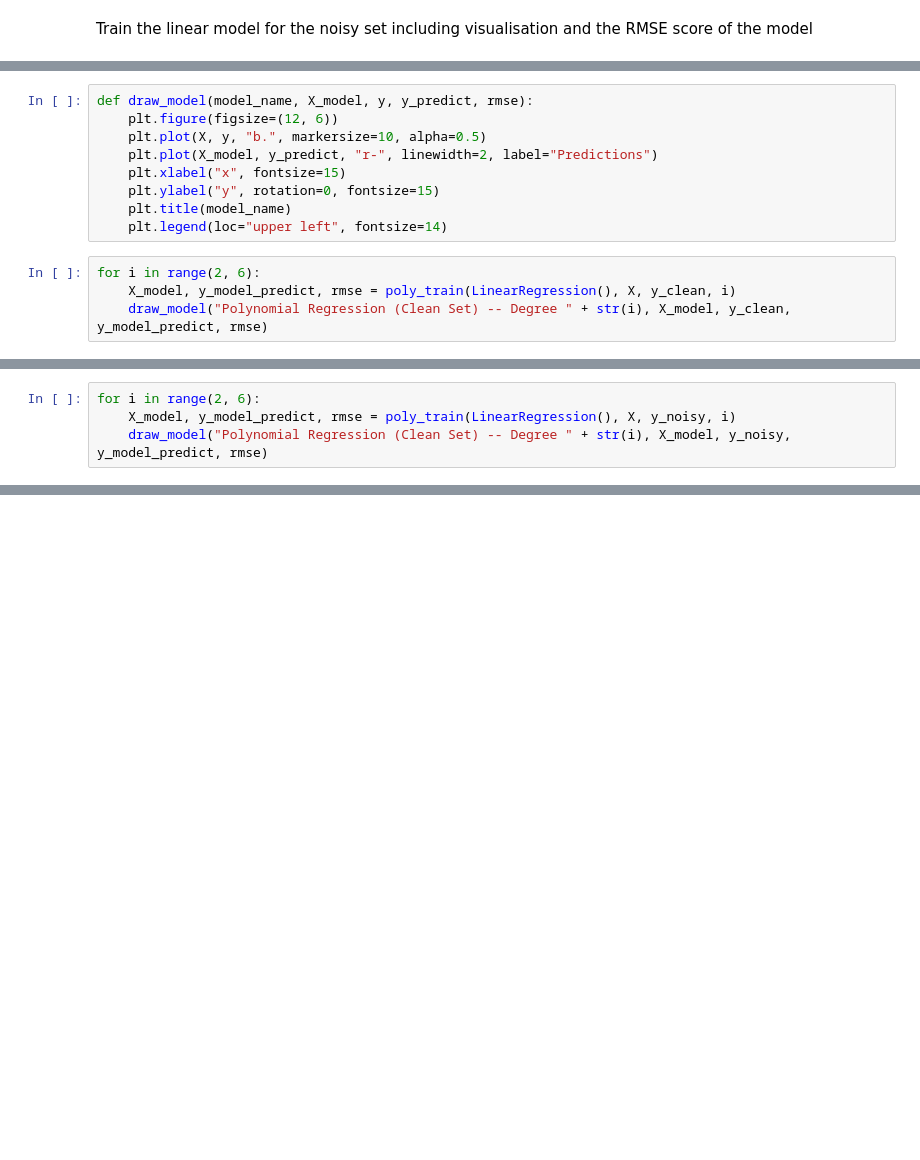
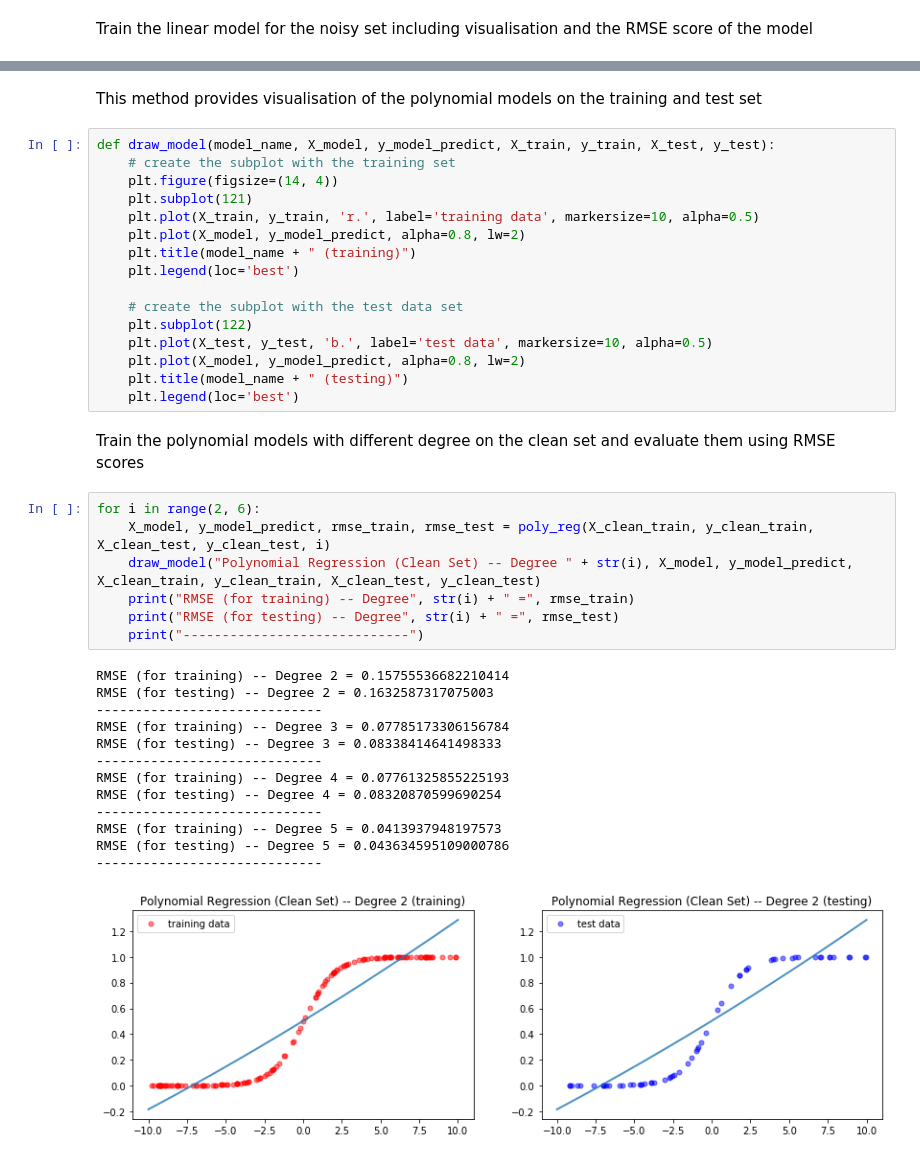
Before and after one commit to NathanDang97/DSCI225-Applied-Machine-Learning, a Jupyter notebook: Lab3/Dang-lab3.ipynb, the cells around one changed output, grey strips where cells are left out. Saved outputs shown, nothing was run; the diff lists cells and outputs as text; blank space fills up the shorter version.

```diff
--- a/Lab3/Dang-lab3.ipynb
+++ b/Lab3/Dang-lab3.ipynb
@@ -123,13 +114,0 @@ def poly_train(regression, X_train, y_train, degree_param):
-# %%
-def draw_model(model_name, X_model, y, y_predict, rmse):
-    plt.figure(figsize=(12, 6))
-    plt.plot(X, y, "b.", markersize=10, alpha=0.5)
-    plt.plot(X_model, y_predict, "r-", linewidth=2, label="Predictions")
-    plt.xlabel("x", fontsize=15)
-    plt.ylabel("y", rotation=0, fontsize=15)
-    plt.title(model_name)
-    plt.legend(loc="upper left", fontsize=14)
-# %%
-for i in range(2, 6):
-    X_model, y_model_predict, rmse = poly_train(LinearRegression(), X, y_clean, i)
-    draw_model("Polynomial Regression (Clean Set) -- Degree " + str(i), X_model, y_clean, y_model_predict, rmse)
@@ -141,4 +114,0 @@ for i in range(2, 6):
-# %%
-for i in range(2, 6):
-    X_model, y_model_predict, rmse = poly_train(LinearRegression(), X, y_noisy, i)
-    draw_model("Polynomial Regression (Clean Set) -- Degree " + str(i), X_model, y_noisy, y_model_predict, rmse)
@@ -149,0 +157,41 @@ for i in range(2, 6):
+# %% [markdown]
+This method provides visualisation of the polynomial models on the training and test set
+# %%
+def draw_model(model_name, X_model, y_model_predict, X_train, y_train, X_test, y_test):
+    # create the subplot with the training set
+    plt.figure(figsize=(14, 4))
+    plt.subplot(121)
+    plt.plot(X_train, y_train, 'r.', label='training data', markersize=10, alpha=0.5)
+    plt.plot(X_model, y_model_predict, alpha=0.8, lw=2)
+    plt.title(model_name + " (training)")
+    plt.legend(loc='best')
+
+    # create the subplot with the test data set
+    plt.subplot(122)
+    plt.plot(X_test, y_test, 'b.', label='test data', markersize=10, alpha=0.5)
+    plt.plot(X_model, y_model_predict, alpha=0.8, lw=2)
+    plt.title(model_name + " (testing)")
+    plt.legend(loc='best')
+# %% [markdown]
+Train the polynomial models with different degree on the clean set and evaluate them using RMSE scores
+# %%
+for i in range(2, 6):
+    X_model, y_model_predict, rmse_train, rmse_test = poly_reg(X_clean_train, y_clean_train, X_clean_test, y_clean_test, i)
+    draw_model("Polynomial Regression (Clean Set) -- Degree " + str(i), X_model, y_model_predict, X_clean_train, y_clean_train, X_clean_test, y_clean_test)
+    print("RMSE (for training) -- Degree", str(i) + " =", rmse_train)
+    print("RMSE (for testing) -- Degree", str(i) + " =", rmse_test)
+    print("-----------------------------")
+# %% [output]
+RMSE (for training) -- Degree 2 = 0.15755536682210414
+RMSE (for testing) -- Degree 2 = 0.1632587317075003
+-----------------------------
+RMSE (for training) -- Degree 3 = 0.07785173306156784
+RMSE (for testing) -- Degree 3 = 0.08338414641498333
+-----------------------------
+RMSE (for training) -- Degree 4 = 0.07761325855225193
+RMSE (for testing) -- Degree 4 = 0.08320870599690254
+-----------------------------
+RMSE (for training) -- Degree 5 = 0.0413937948197573
+RMSE (for testing) -- Degree 5 = 0.043634595109000786
+-----------------------------
+[figure, added]
```
Also changed, not shown: parts of 61 cells of this notebook.
